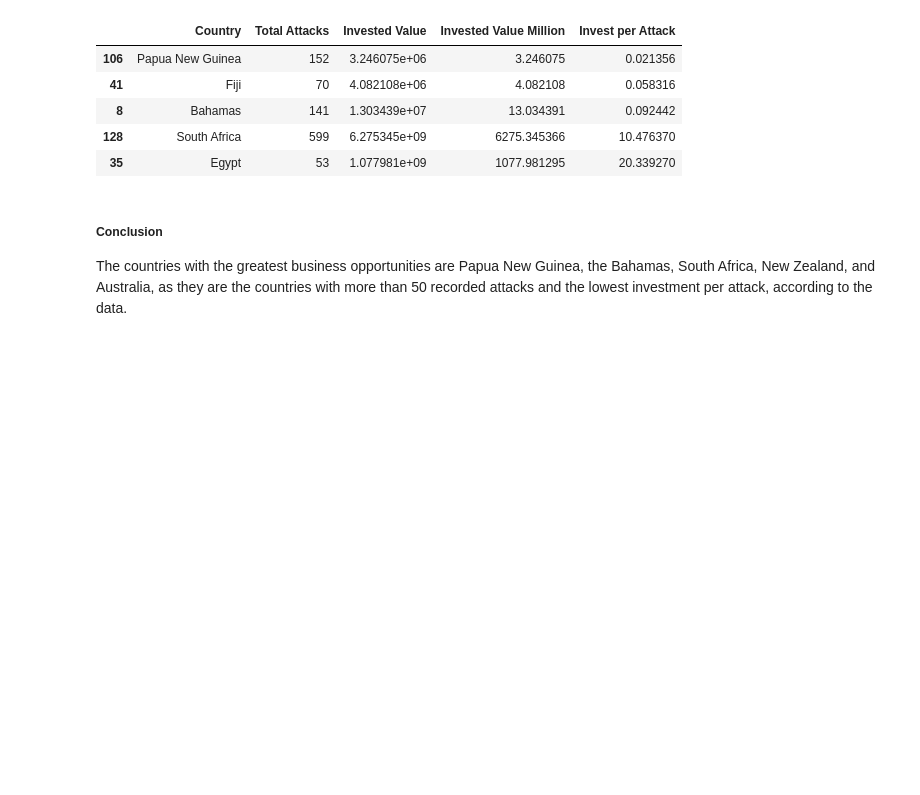
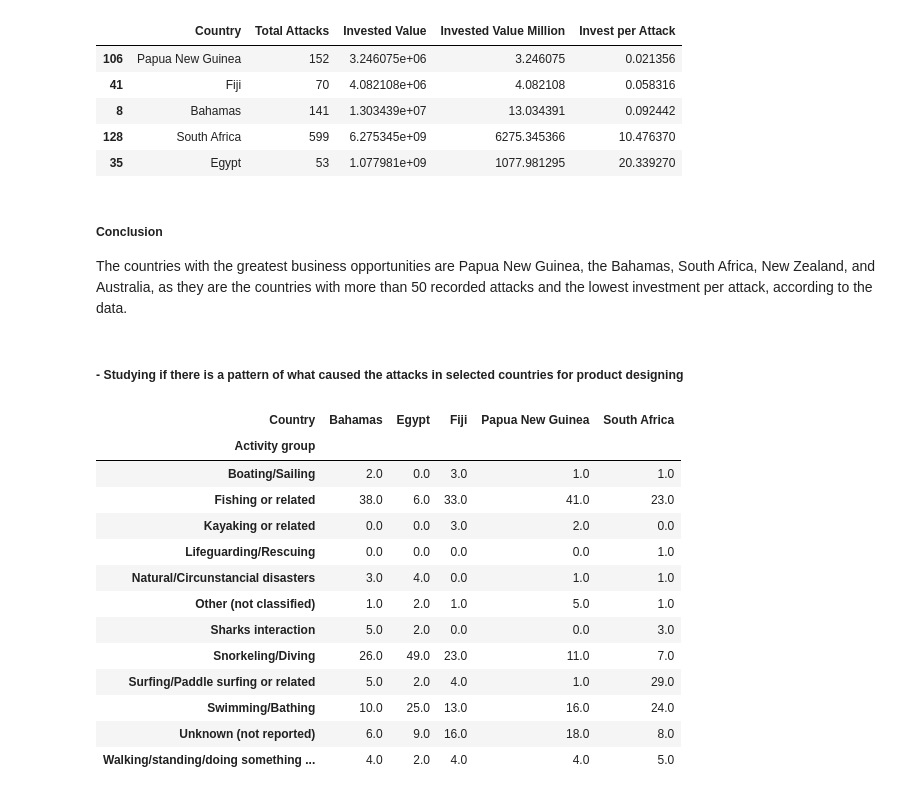
Before and after one commit to gcastellano3/shark_attack, a Jupyter notebook: shark_attack.ipynb, the cells around one changed output. Saved outputs shown, nothing was run; the diff lists cells and outputs as text; code cells hidden in the pictures; blank space fills up the shorter version.

Commit message:
Updated project with data analysis completed

```diff
--- a/shark_attack.ipynb
+++ b/shark_attack.ipynb
@@ -293,7 +293,7 @@ country_attacks.head()
 # %% [markdown]
 ##### - Merging country attacks with trade data
 # %%
-country_trade = pd.merge(country_attacks, trade_data, on='Country', how='left').rename(columns={'sum': 'Attack Count'}).sort_values(by='Total Attacks', ascending=False)
+country_trade = pd.merge(country_attacks, trade_data, on='Country', how='left').rename(columns={'sum': 'Total Attacks'}).sort_values(by='Total Attacks', ascending=False)
 country_trade.head()
 # %% [output]
 |  | Country | Total Attacks | Invested Value | Invested Value Million |
@@ -328,3 +328,37 @@ country_candidates.head(5)
 # %% [markdown]
 ##### **Conclusion**
 The countries with the greatest business opportunities are Papua New Guinea, the Bahamas, South Africa, New Zealand, and Australia, as they are the countries with more than 50 recorded attacks and the lowest investment per attack, according to the data.
+# %% [markdown]
+##### - Studying if there is a pattern of what caused the attacks in selected countries for product designing
+# %%
+# Filter the DataFrame with the top 5 countries from country_candidates
+df = df[df['Country'].isin(country_candidates['Country'].head(5))]
+
+# Defining the pivot table comparing Activity groups and Countries
+activity_attack_country = df.pivot_table(
+    index='Activity group',
+    columns='Country',
+    values='Attack Count',
+    aggfunc='sum',
+    fill_value=0
+)
+
+# Converting to percentages within each country
+activity_attack_country = activity_attack_country.div(activity_attack_country.sum(axis=0), axis=1).round(2) * 100
+
+activity_attack_country
+# %% [output]
+| Country | Bahamas | Egypt | Fiji | Papua New Guinea | South Africa |
+| Activity group |  |  |  |  |  |
+| Boating/Sailing | 2.0 | 0.0 | 3.0 | 1.0 | 1.0 |
+| Fishing or related | 38.0 | 6.0 | 33.0 | 41.0 | 23.0 |
+| Kayaking or related | 0.0 | 0.0 | 3.0 | 2.0 | 0.0 |
+| Lifeguarding/Rescuing | 0.0 | 0.0 | 0.0 | 0.0 | 1.0 |
+| Natural/Circunstancial disasters | 3.0 | 4.0 | 0.0 | 1.0 | 1.0 |
+| Other (not classified) | 1.0 | 2.0 | 1.0 | 5.0 | 1.0 |
+| Sharks interaction | 5.0 | 2.0 | 0.0 | 0.0 | 3.0 |
+| Snorkeling/Diving | 26.0 | 49.0 | 23.0 | 11.0 | 7.0 |
+| Surfing/Paddle surfing or related | 5.0 | 2.0 | 4.0 | 1.0 | 29.0 |
+| Swimming/Bathing | 10.0 | 25.0 | 13.0 | 16.0 | 24.0 |
+| Unknown (not reported) | 6.0 | 9.0 | 16.0 | 18.0 | 8.0 |
+| Walking/standing/doing something ... | 4.0 | 2.0 | 4.0 | 4.0 | 5.0 |
```
Also changed, not shown: parts of 4 cells of this notebook.
